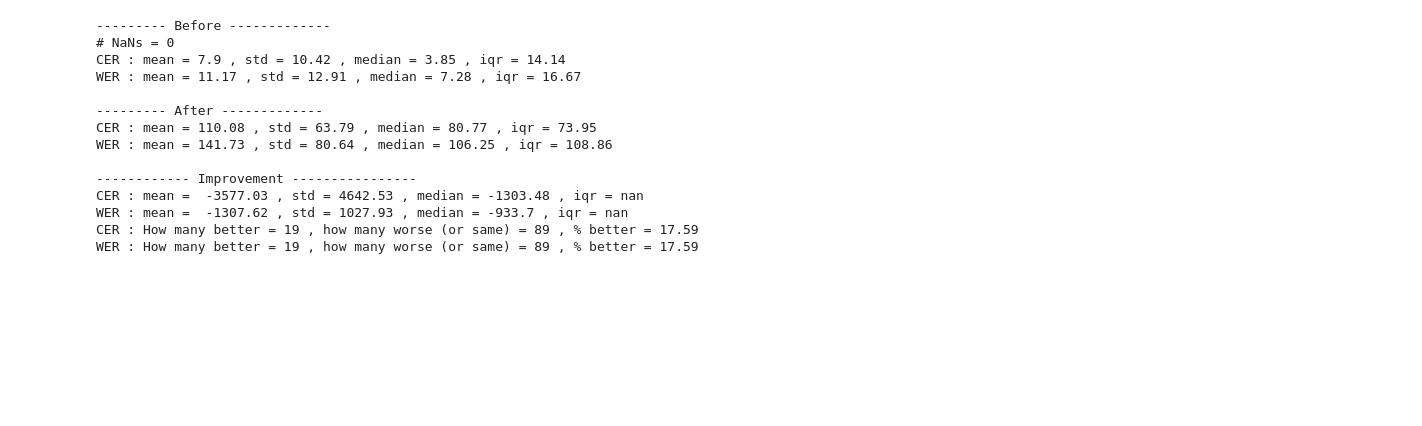
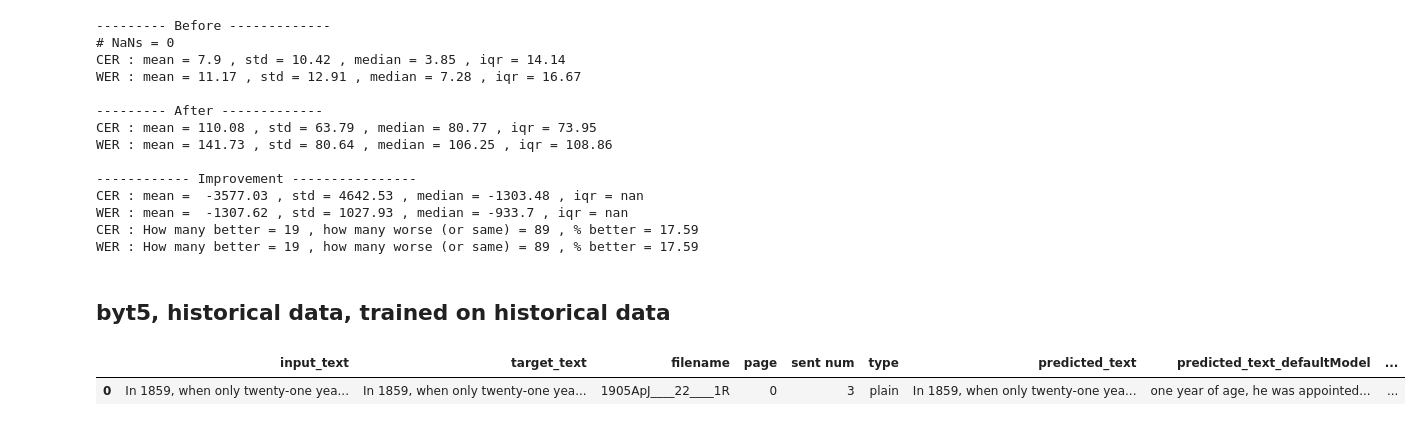
Before and after one commit to ReadingTimeMachine/ocr_post_correction, a Jupyter notebook: byt5/baseline_byt5_calcs.ipynb, the cells around one changed output. Cells and saved outputs as stored; diff of their text form; code cells hidden in the pictures; blank space fills up the shorter version.

Commit message:
add letters and words

```diff
--- a/byt5/baseline_byt5_calcs.ipynb
+++ b/byt5/baseline_byt5_calcs.ipynb
@@ -1354,3 +1354,19 @@ datnames = ['mean_cer_before','mean_wer_before','mean_cer_after','mean_wer_after
             'mean_cer_imp','mean_wer_imp','cerImp', 'werImp']
 for d,n in zip(dats,datnames):
     save_dat(save_dats_dir+names_start+n+'.dat',d,formatting='zfill',round_val=0)
+# %% [markdown]
+## byt5, historical data, trained on historical data
+# %%
+inf_files = glob(output_dir_inf + '*'+ender+'.csv')
+inf_files.sort()
+for i,f in enumerate(inf_files):
+    d = pd.read_csv(f)
+    if i == 0: # first
+        df_byt5_words_h_p = d.copy()
+    else: # others
+        df_byt5_words_h_p = pd.concat([df_byt5_words_h_p,d],ignore_index=True)
+# %%
+df_byt5_words_h_p.head(n=1)
+# %% [output]
+|  | input_text | target_text | filename | page | sent num | type | predicted_text | predicted_text_defaultModel | ... |
+| 0 | In 1859, when only twenty-one yea... | In 1859, when only twenty-one yea... | 1905ApJ____22____1R | 0 | 3 | plain | In 1859, when only twenty-one yea... | one year of age, he was appointed... | ... |
```
Also changed, not shown: parts of 6 cells of this notebook, 4 other files.
